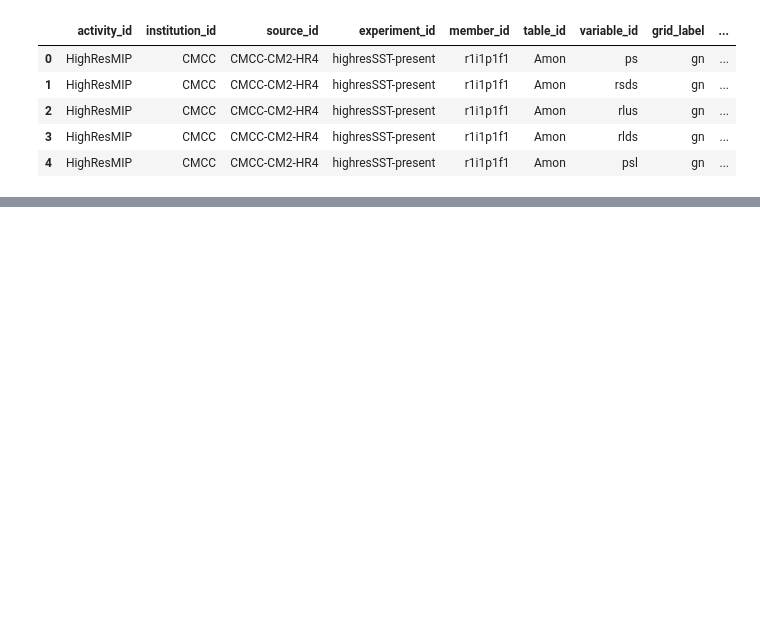
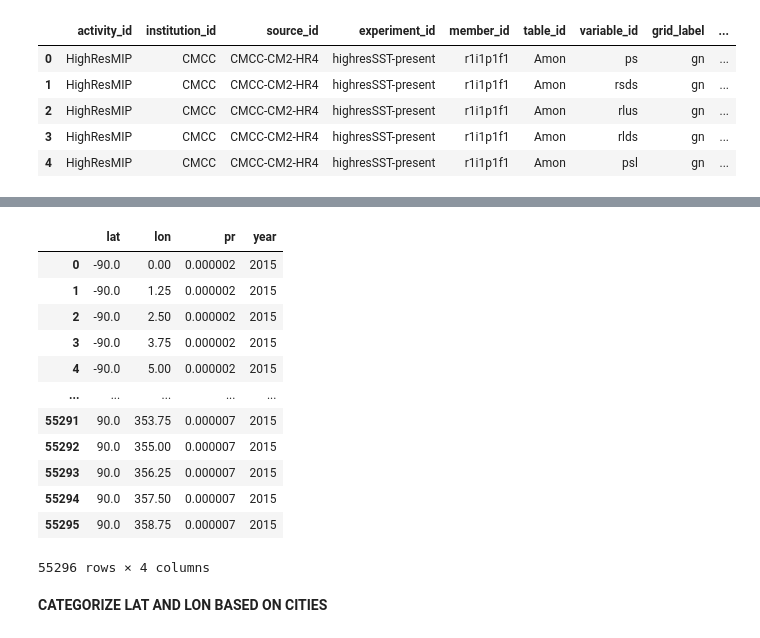
Before and after one commit to jeremyjcheng/106_project3, a Jupyter notebook: eda.ipynb, the cells around one changed output, grey strips where cells are left out. Drawn from its saved outputs; the diff is of its cells as text; code cells hidden in the pictures; blank space fills up the shorter version.

```diff
--- a/eda.ipynb
+++ b/eda.ipynb
@@ -325,0 +249,6 @@ plt.show()
+# %%
+# Load future precipitation data
+gcs = gcsfs.GCSFileSystem(token='anon')
+zstore = future_precipitation.zstore.values[0]
+ds_future = xr.open_zarr(gcs.get_mapper(zstore), consolidated=True, chunks={'time': 12})
+ds_future
@@ -325,0 +321,9 @@ plt.show()
+# %%
+ds_future['time'] = ds_future.indexes['time'].to_datetimeindex()
+# %%
+# Drop unnecessary coordinates and create 'year' coordinate
+ds_future = ds_future.assign_coords(
+    year = ds_future.time.dt.year
+)
+ds_future = ds_future.drop_vars(['time', 'lat_bnds', 'lon_bnds', 'time_bnds'])
+ds_future
@@ -325,0 +366,4 @@ plt.show()
+# %%
+# Return the precipitation for each lon and lat grouped by year
+future_annual_precip = ds_future.groupby('year').mean(dim='time')
+future_annual_precip
@@ -325,0 +406,20 @@ plt.show()
+# %%
+# Compute cleaned future precipitation data dataframe (for year 2015 as an example)
+future_annual_precip_df = future_annual_precip.sel(year=2015).to_dataframe().reset_index()
+future_annual_precip_df
+# %% [output]
+|  | lat | lon | pr | year |
+| 0 | -90.0 | 0.00 | 0.000002 | 2015 |
+| 1 | -90.0 | 1.25 | 0.000002 | 2015 |
+| 2 | -90.0 | 2.50 | 0.000002 | 2015 |
+| 3 | -90.0 | 3.75 | 0.000002 | 2015 |
+| 4 | -90.0 | 5.00 | 0.000002 | 2015 |
+| ... | ... | ... | ... | ... |
+| 55291 | 90.0 | 353.75 | 0.000007 | 2015 |
+| 55292 | 90.0 | 355.00 | 0.000007 | 2015 |
+| 55293 | 90.0 | 356.25 | 0.000007 | 2015 |
+| 55294 | 90.0 | 357.50 | 0.000007 | 2015 |
+| 55295 | 90.0 | 358.75 | 0.000007 | 2015 |
+55296 rows × 4 columns
+# %% [markdown]
+**CATEGORIZE LAT AND LON BASED ON CITIES**
```
Also changed, not shown: parts of 28 cells of this notebook, 2 other files.
